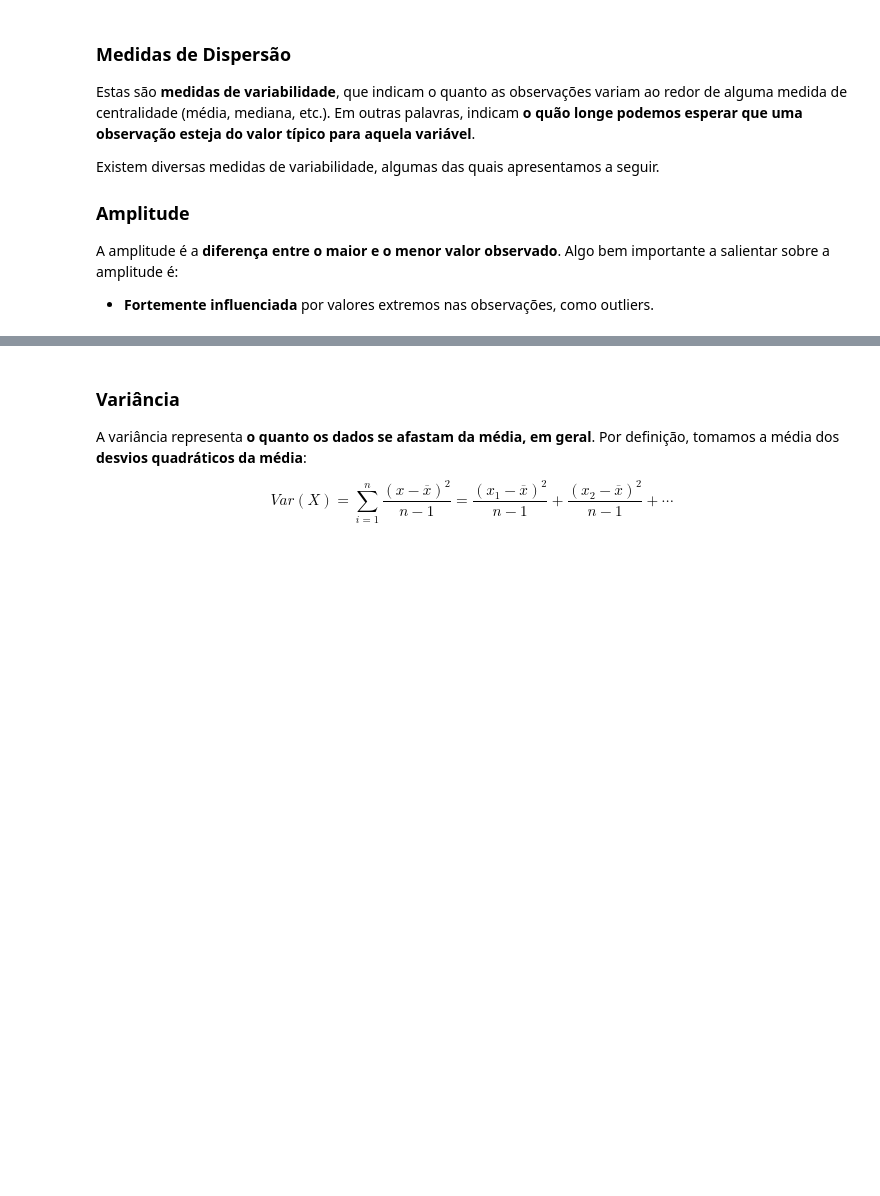
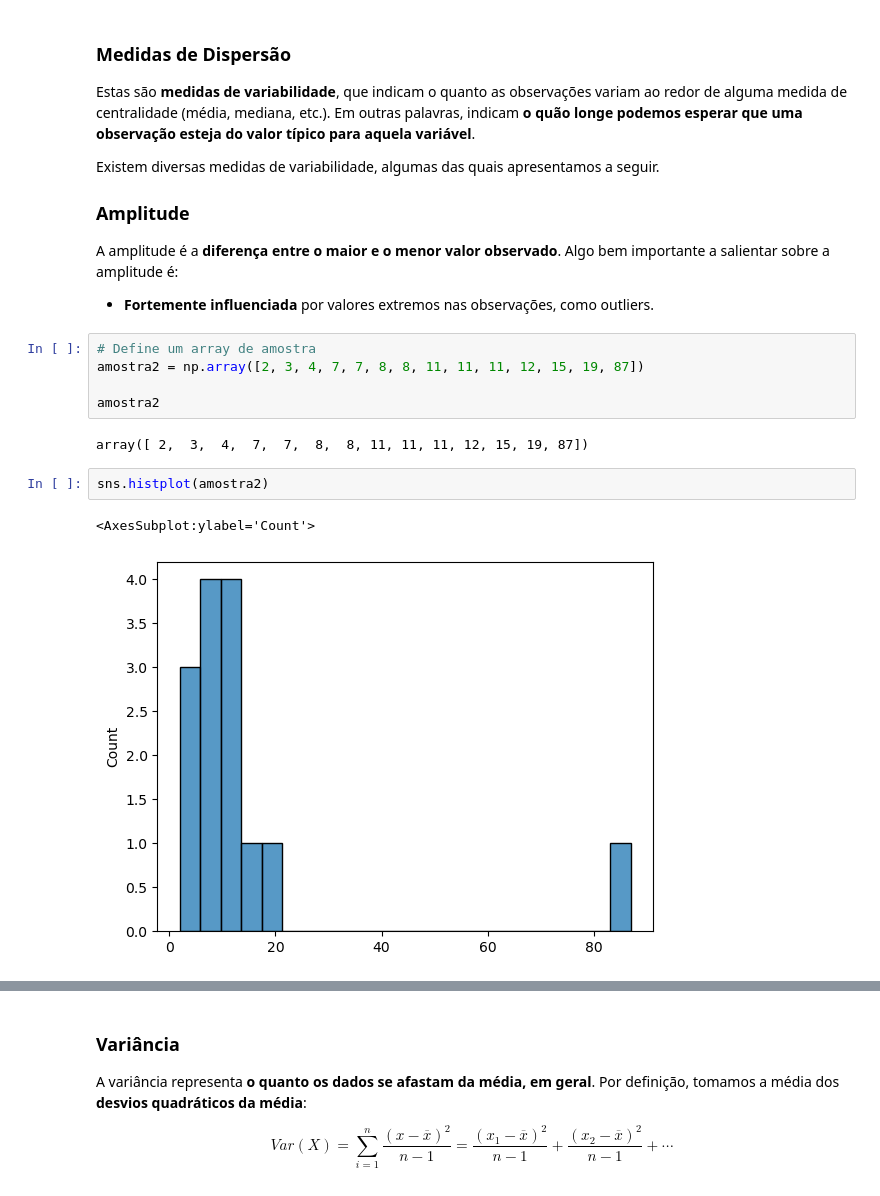
Before and after one commit to karibeam/DS_Americanas_922, a Jupyter notebook: Aula 2 - Estatística Descritiva.ipynb, the cells around one changed output, grey strips where cells are left out. Saved outputs shown, nothing was run; the diff lists cells and outputs as text; blank space fills up the shorter version.

```diff
--- a/Aula 2 - Estatística Descritiva.ipynb
+++ b/Aula 2 - Estatística Descritiva.ipynb
@@ -43,3 +73,15 @@ Existem diversas medidas de variabilidade, algumas das quais apresentamos a segu
 A amplitude é a **diferença entre o maior e o menor valor observado**. Algo bem importante a salientar sobre a amplitude é:
 
 - **Fortemente influenciada** por valores extremos nas observações, como outliers.
+# %%
+# Define um array de amostra
+amostra2 = np.array([2, 3, 4, 7, 7, 8, 8, 11, 11, 11, 12, 15, 19, 87])
+
+amostra2
+# %% [output]
+array([ 2,  3,  4,  7,  7,  8,  8, 11, 11, 11, 12, 15, 19, 87])
+# %%
+sns.histplot(amostra2)
+# %% [output]
+<AxesSubplot:ylabel='Count'>
+[figure, added]
```
Also changed, not shown: parts of 13 cells of this notebook.
